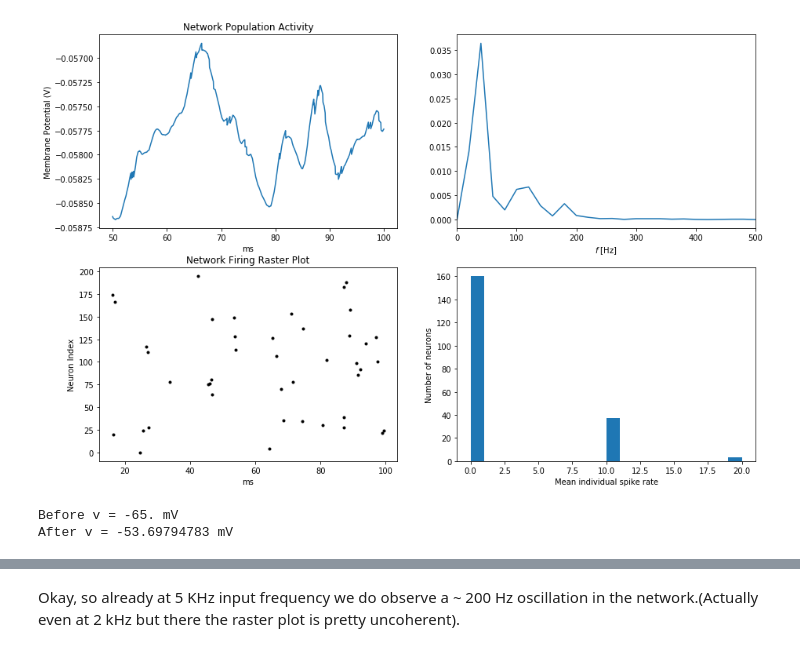
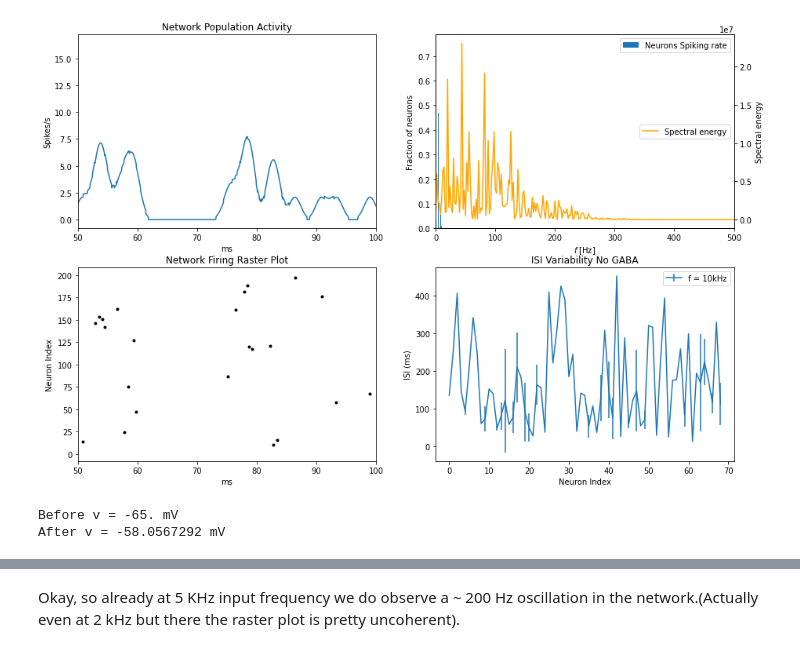
Before and after one commit to debapratimj/Inter-Net, a Jupyter notebook: Plots.ipynb, the cells around one changed output, grey strips where cells are left out. Drawn from its saved outputs; the diff is of its cells as text; code cells hidden in the pictures.

```diff
--- a/Plots.ipynb
+++ b/Plots.ipynb
@@ -173,11 +224,11 @@ def plot_all(time, signal, Rate_Mon, Spike_Mon, sim_dur):
 # %%
 ## 500 Hz
 start_scope()
-simulation_duration_05 = 100*ms
+simulation_duration_05 = 500*ms
 input_freqency_05 = 500
 
 State_Mon_05, Spike_Mon_05, Rate_Mon_05 = do_simulation(simulation_duration_05, input_freqency_05)
 
-T_05 = State_Mon_05.t[1000:]/ms
-v_pop_05 = np.mean(State_Mon_05.v , axis = 0)[1000:]     # population level average
+T_05 = State_Mon_05.t/ms
+rate_05 = Rate_Mon_05.smooth_rate(width=1*ms)
 # %% [output]
@@ -190,17 +237,20 @@ After v = -57.3981587 mV
-# %%
-plot_all(T_05, v_pop_05, Rate_Mon_05, Spike_Mon_05, simulation_duration_05)
-# %% [output]
-[figure, removed]
+# %%
+isi_array,_,_, _ = isi_analysis(Spike_Mon_05)
+cv = cvar(isi_array,input_freqency_05,0)
+
+plot_all(T_05, rate_05, Spike_Mon_05, simulation_duration_05)
+# %% [output]
+[figure, added]
 # %%
 ## 2000 Hz
 start_scope()
-simulation_duration_2k = 100*ms
+simulation_duration_2k = 500*ms
 input_freqency_2k = 2000
 
 State_Mon_2k, Spike_Mon_2k, Rate_Mon_2k = do_simulation(simulation_duration_2k, input_freqency_2k)
 
-T_2k = State_Mon_2k.t[1000:]/ms
-v_pop_2k = np.mean(State_Mon_2k.v , axis = 0)[1000:]     # population level average
+T_2k = State_Mon_2k.t/ms
+rate_2k = Rate_Mon_2k.smooth_rate(width=1*ms)
 # %% [output]
 Before v = -65. mV
-After v = -53.69794783 mV
+After v = -58.0567292 mV
```
Also changed, not shown: parts of 45 cells of this notebook.
